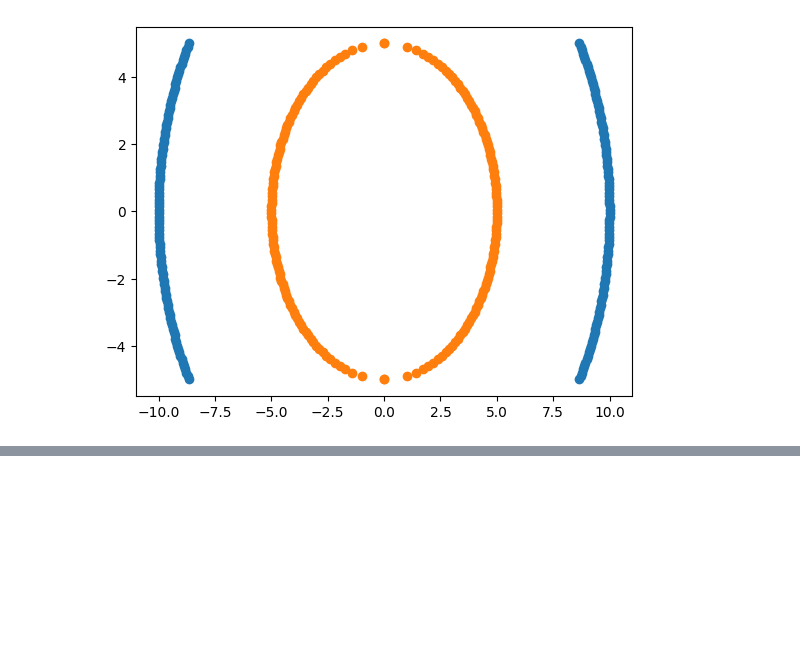
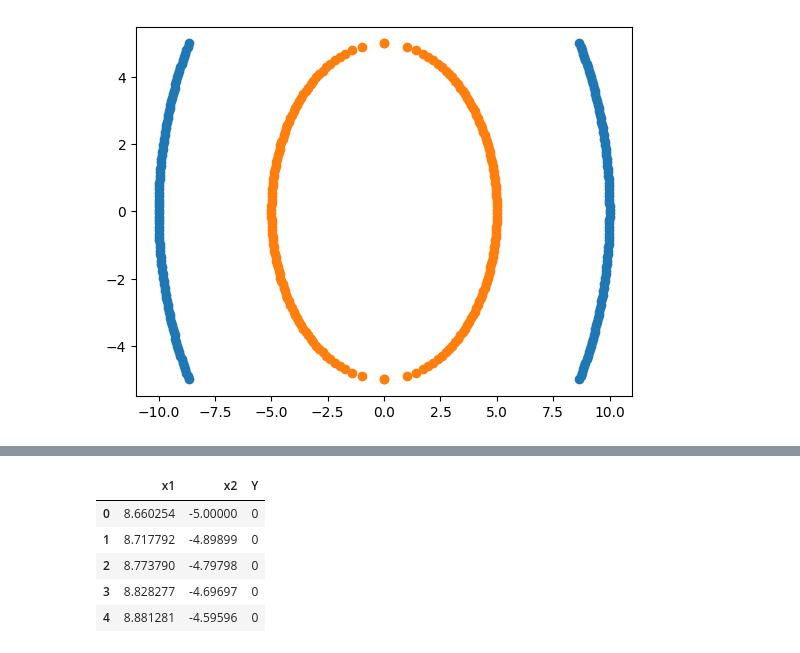
Before and after one commit to om-dalvi-1904/DS-ML-DL-NLP, a Jupyter notebook: Machine Learning/SVM/support-vector-machine.ipynb, the cells around one changed output, grey strips where cells are left out. Drawn from its saved outputs; the diff is of its cells as text; code cells hidden in the pictures; blank space fills up the shorter version.

```diff
--- a/Machine Learning/SVM/support-vector-machine.ipynb
+++ b/Machine Learning/SVM/support-vector-machine.ipynb
@@ -21,0 +42,16 @@ plt.scatter(y1,x1)
+# %%
+import pandas as pd
+
+df1 = pd.DataFrame(np.stack([y, x]).T, columns=['x1', 'x2'])
+df1['Y'] = 0
+df2 = pd.DataFrame(np.stack([y1, x1]).T, columns=['x1', 'x2'])
+df2['Y'] = 1
+df = pd.concat([df1, df2])
+df.head(5)
+# %% [output]
+|  | x1 | x2 | Y |
+| 0 | 8.660254 | -5.00000 | 0 |
+| 1 | 8.717792 | -4.89899 | 0 |
+| 2 | 8.773790 | -4.79798 | 0 |
+| 3 | 8.828277 | -4.69697 | 0 |
+| 4 | 8.881281 | -4.59596 | 0 |
```
Also changed, not shown: parts of 15 cells of this notebook, 2 other files.
